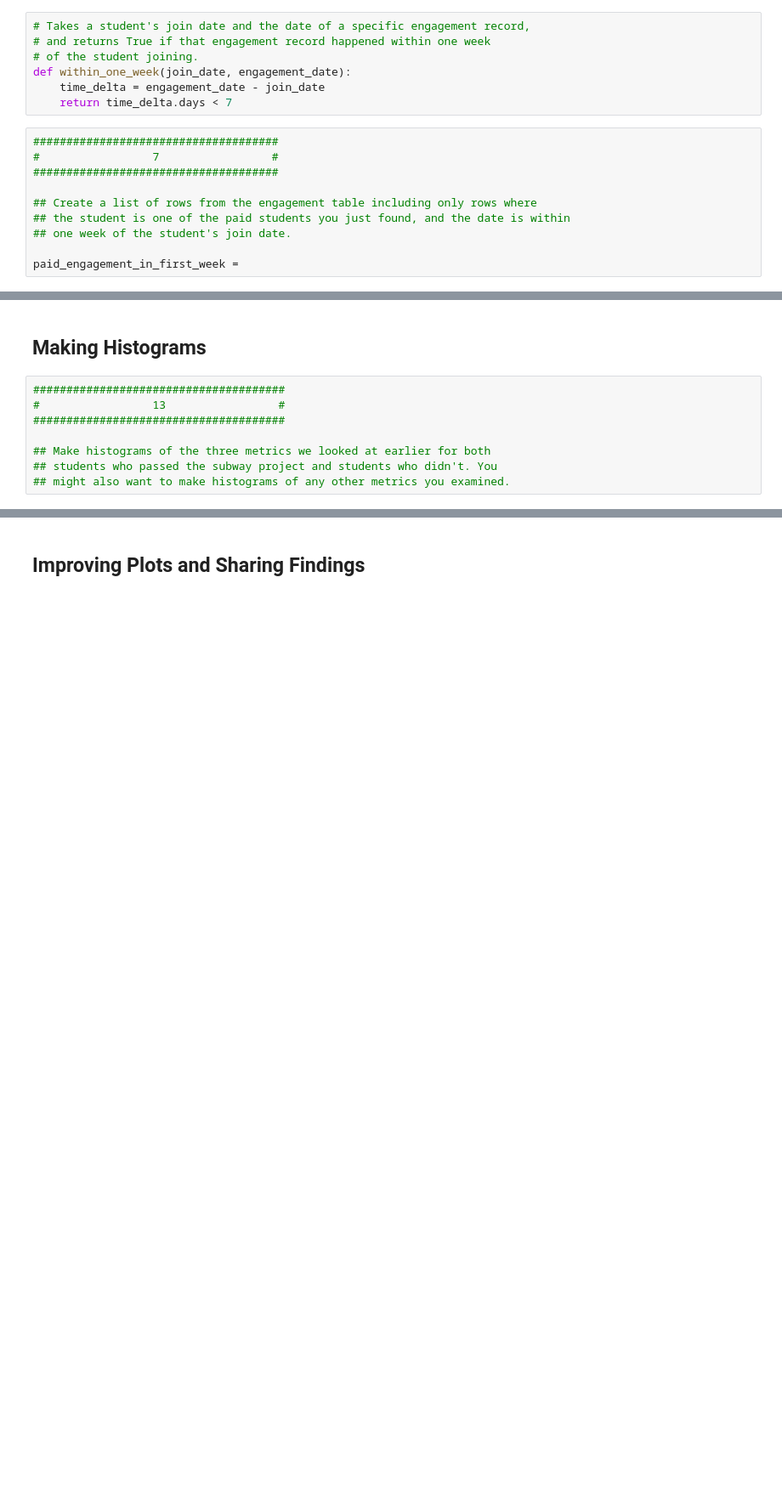
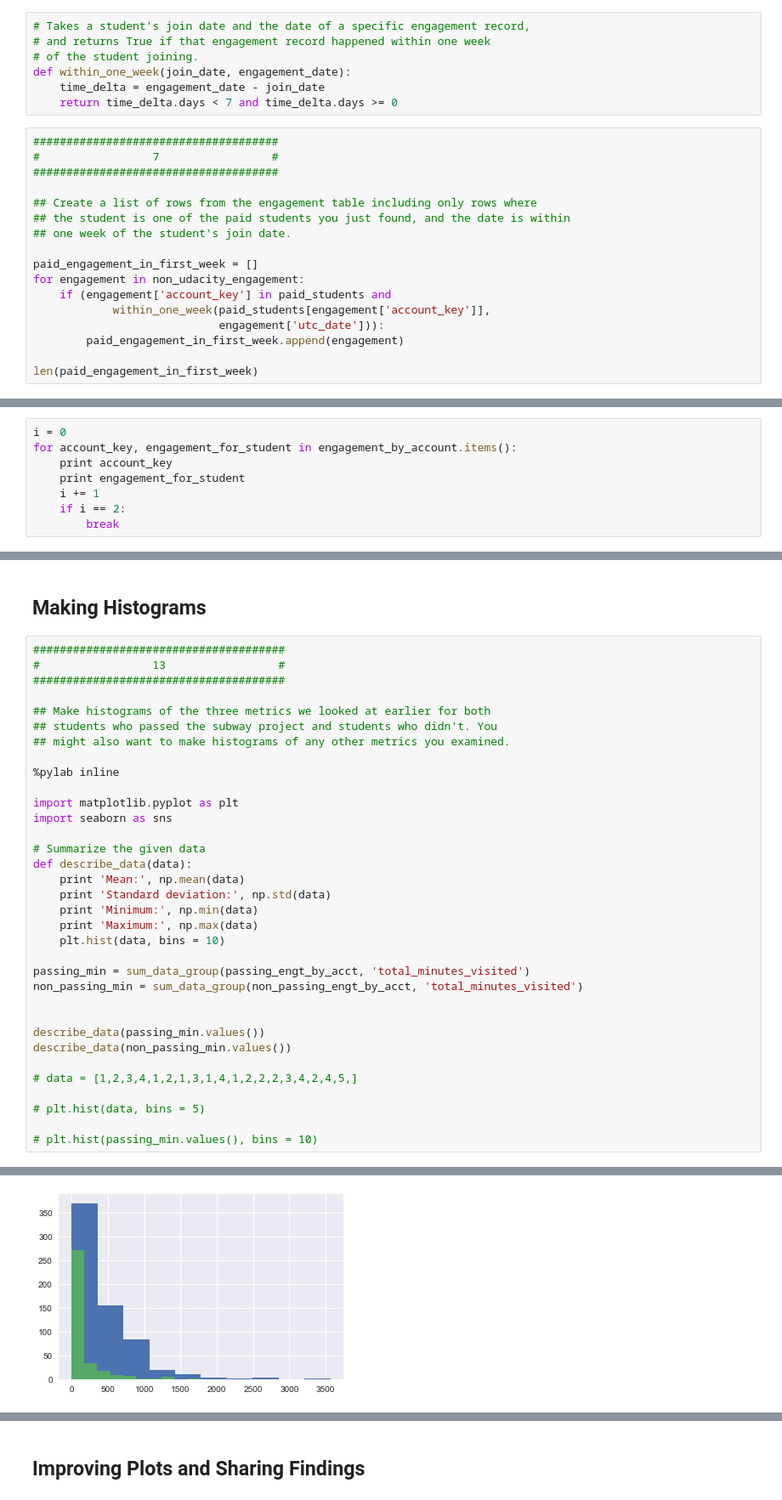
Before and after one commit to MingyiZhang/data-analysis-free, a Jupyter notebook: L1_Starter_Code.ipynb, the cells around one changed output, grey strips where cells are left out. Shown at 85% size. Saved outputs shown, nothing was run; the diff lists cells and outputs as text; blank space fills up the shorter version.

Commit message:
feat: finish the first lesson

```diff
--- a/L1_Starter_Code.ipynb
+++ b/L1_Starter_Code.ipynb
@@ -294,7 +304,7 @@ paid_students =
 # of the student joining.
 def within_one_week(join_date, engagement_date):
     time_delta = engagement_date - join_date
-    return time_delta.days < 7
+    return time_delta.days < 7 and time_delta.days >= 0
 # %%
 #####################################
 #                 7                 #
@@ -304,4 +314,11 @@ def within_one_week(join_date, engagement_date):
 ## the student is one of the paid students you just found, and the date is within
 ## one week of the student's join date.
 
-paid_engagement_in_first_week =
+paid_engagement_in_first_week = []
+for engagement in non_udacity_engagement:
+    if (engagement['account_key'] in paid_students and
+            within_one_week(paid_students[engagement['account_key']],
+                            engagement['utc_date'])):
+        paid_engagement_in_first_week.append(engagement)
+
+len(paid_engagement_in_first_week)
@@ -316,3 +344,11 @@ engagement_by_account = defaultdict(list)
 for engagement_record in paid_engagement_in_first_week:
     account_key = engagement_record['account_key']
     engagement_by_account[account_key].append(engagement_record)
+# %%
+i = 0
+for account_key, engagement_for_student in engagement_by_account.items():
+    print account_key
+    print engagement_for_student
+    i += 1
+    if i == 2:
+        break
@@ -399,3 +599,30 @@ non_passing_engagement =
 ## Make histograms of the three metrics we looked at earlier for both
 ## students who passed the subway project and students who didn't. You
 ## might also want to make histograms of any other metrics you examined.
+
+%pylab inline
+
+import matplotlib.pyplot as plt
+import seaborn as sns
+
+# Summarize the given data
+def describe_data(data):
+    print 'Mean:', np.mean(data)
+    print 'Standard deviation:', np.std(data)
+    print 'Minimum:', np.min(data)
+    print 'Maximum:', np.max(data)
+    plt.hist(data, bins = 10)
+
+passing_min = sum_data_group(passing_engt_by_acct, 'total_minutes_visited')
+non_passing_min = sum_data_group(non_passing_engt_by_acct, 'total_minutes_visited')
+
+
+describe_data(passing_min.values())
+describe_data(non_passing_min.values())
+
+# data = [1,2,3,4,1,2,1,3,1,4,1,2,2,2,3,4,2,4,5,]
+
+# plt.hist(data, bins = 5)
+
+# plt.hist(passing_min.values(), bins = 10)
+# %% [output]
@@ -401,0 +638 @@ non_passing_engagement =
+[figure, added]
```
Also changed, not shown: parts of 16 cells of this notebook.
